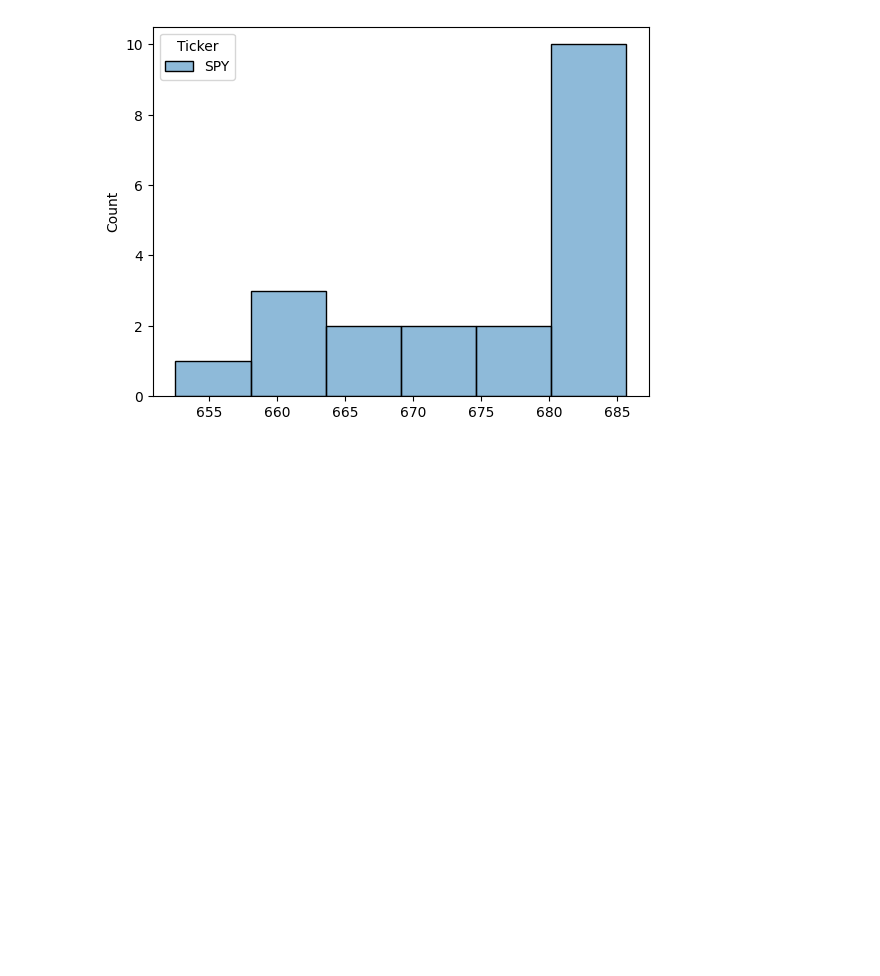
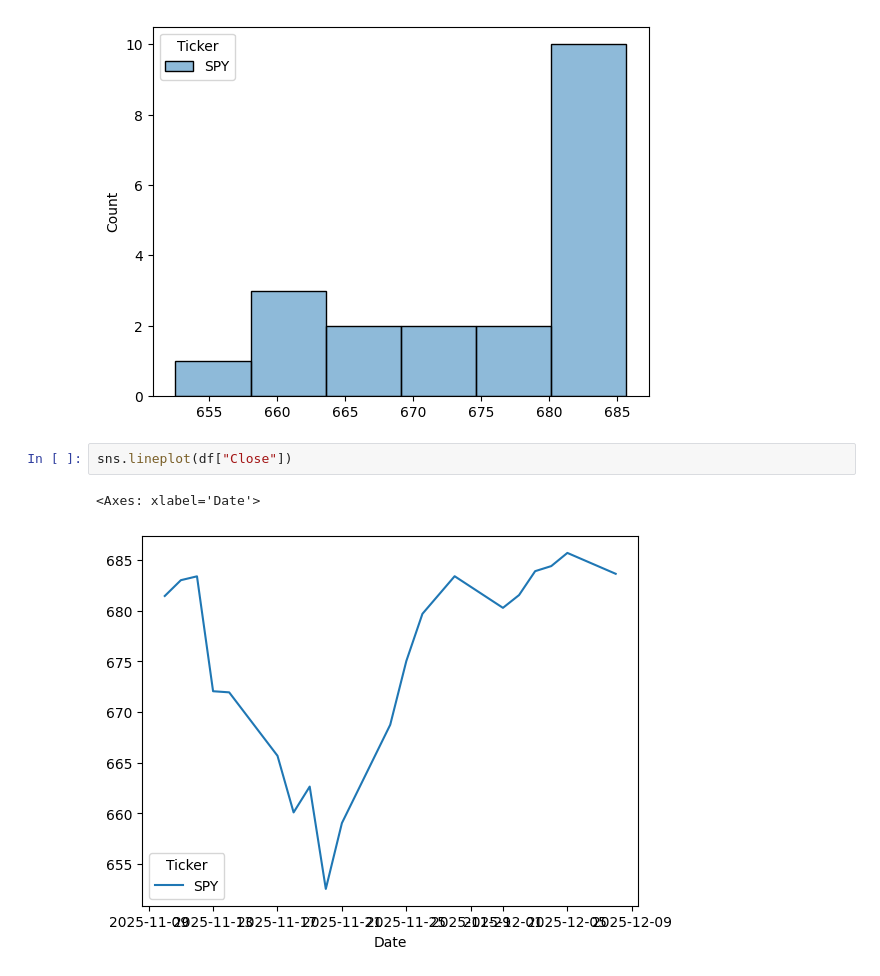
Before and after one commit to bielng/financial_eng, a Jupyter notebook: rsi.ipynb, the cells around one changed output. Drawn from its saved outputs; the diff is of its cells as text; blank space fills up the shorter version.

```diff
--- a/rsi.ipynb
+++ b/rsi.ipynb
@@ -55,3 +56,8 @@ sns.histplot(df["Close"])
 # %% [output]
 <Axes: ylabel='Count'>
 [figure]
+# %%
+sns.lineplot(df["Close"])
+# %% [output]
+<Axes: xlabel='Date'>
+[figure, added]
```
Also changed, not shown: parts of 4 cells of this notebook, 1 other file.
